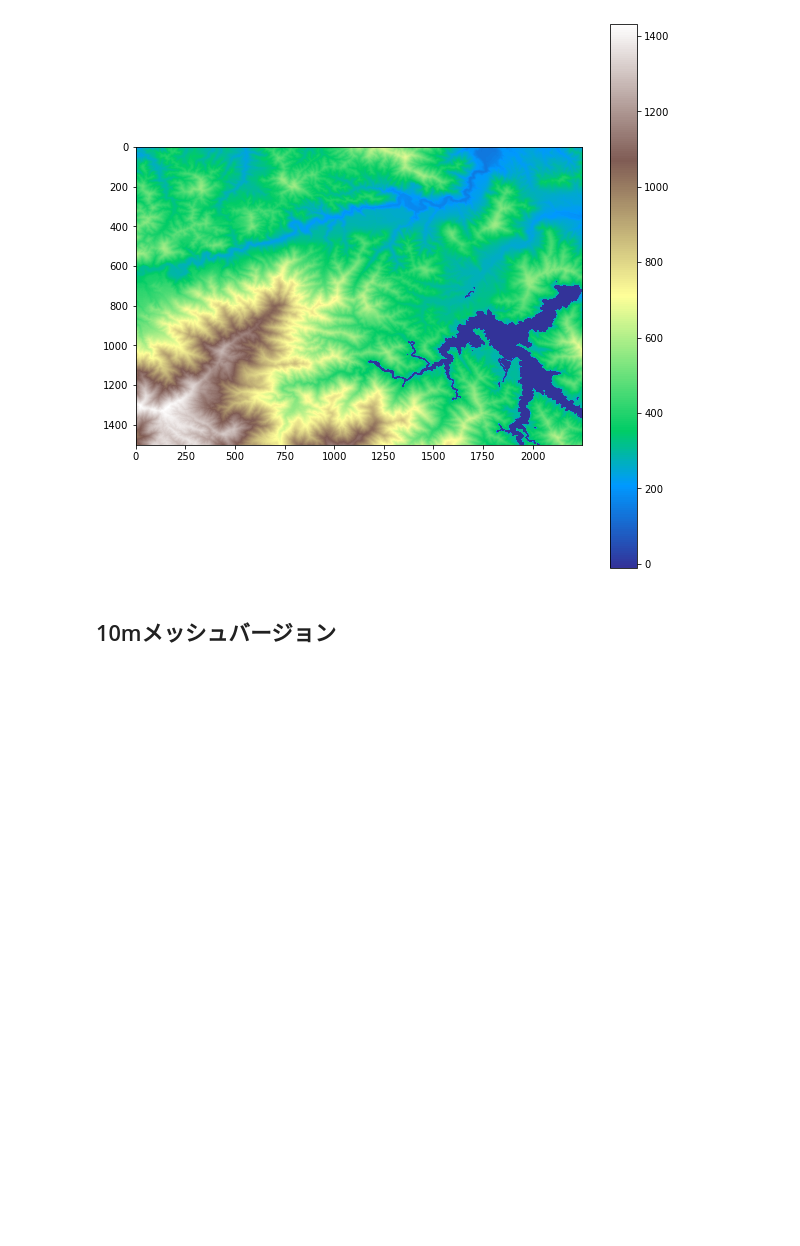
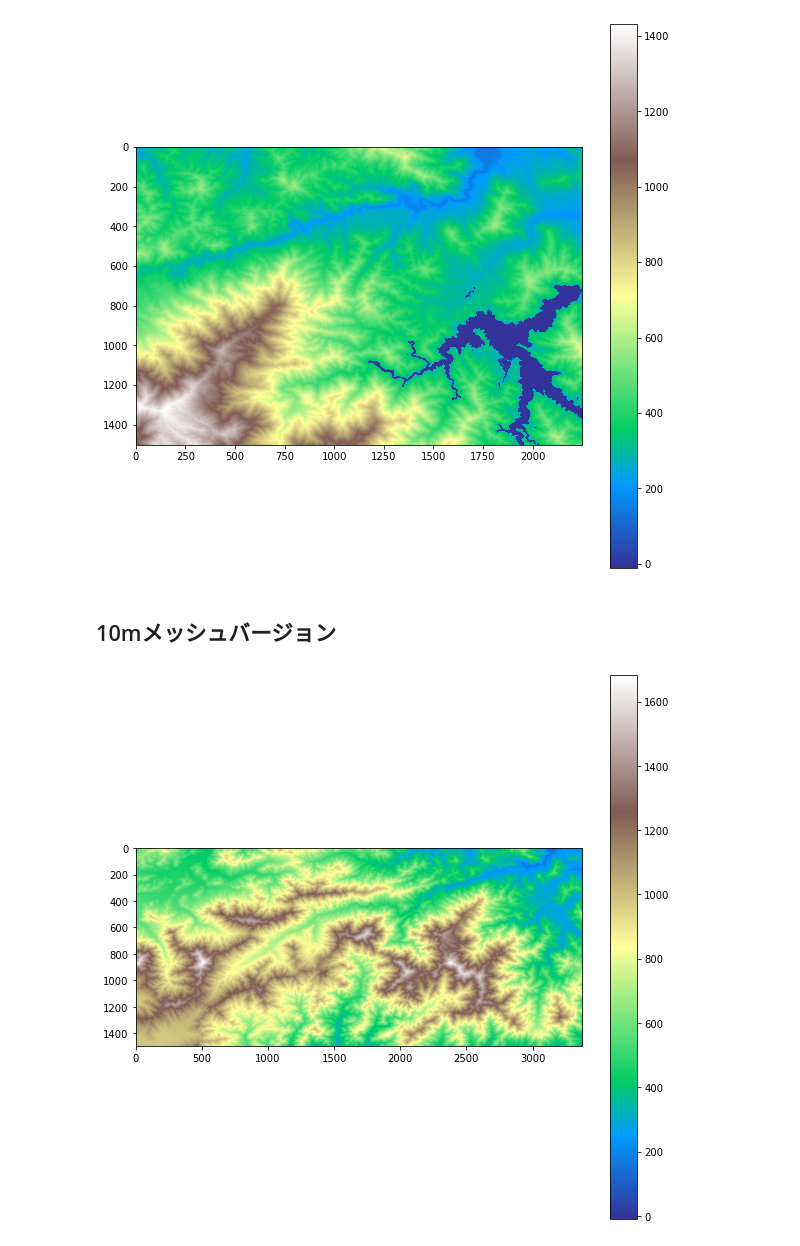
Before and after one commit to bokutachi256/gisday2019, a Jupyter notebook: 1_基盤地図情報の読み込み.ipynb, the cells around one changed output. Saved outputs shown, nothing was run; the diff lists cells and outputs as text; code cells hidden in the pictures; blank space fills up the shorter version.

```diff
--- a/1_基盤地図情報の読み込み.ipynb
+++ b/1_基盤地図情報の読み込み.ipynb
@@ -108,5 +111,3 @@ base_dir = "/content/drive/My Drive/gisday2019/"
-# %%
-base_dir = "./"
 # %% [markdown]
 # 基盤地図情報XMLファイルについて
 # %% [markdown]
@@ -656,12 +657,15 @@ from tqdm import tqdm
 import time
 from osgeo import gdal, gdalconst, gdal_array, osr
 
-# Google ColaboratoryとGoogle Driveを使う場合は以下をインポート
-#from google.colab import drive
+# Google ColaboratoryとGoogle Driveを使う場合は以下をインポートし，
+# drive.mountを実行する．
+# さらに作業用ディレクトリを指定する．
+from google.colab import drive
+drive.mount('/content/drive')
+base_dir = "/content/drive/My Drive/5mDEM/"
 
-# Google Driveをマウントする場合は以下を有効にする
-#drive.mount('/content/drive')
-base_dir = "./5mDEM/"
+# ローカルで実行する場合は作業用ディレクトリの設定のみ必要
+#base_dir = "./5mDEM/"
 
 ns = {'default': 'http://fgd.gsi.go.jp/spec/2008/FGD_GMLSchema',
   'xlink': 'http://www.w3.org/1999/xlink',
@@ -725,7 +729,6 @@ for infile in tqdm(infiles):
   df['lon'] = ULX + df['x4'] * Xsize
   df['lat'] = ULY - df['y4'] * Ysize
 
-#  dfall = dfall.append(df)
   dfall = pd.concat([dfall, df])
 
 # データがない部分用のダミーデータを作る
@@ -740,7 +743,6 @@ d2['y'] = list(range(min(dfall['y']), max(dfall['y'])))
 d2['z'] = -9999
 
 # ダミーデータを標高の入っているデータフレームに結合する
-#dfall = dfall.append(d1).append(d2)
 dfall = pd.concat([dfall, d1, d2])
 
 # 縦持ちデータを横持ちにピボットする
@@ -797,18 +799,23 @@ import io
 from tqdm import tqdm
 import time
 from osgeo import gdal, gdalconst, gdal_array, osr
-#from google.colab import drive
 
-#drive.mount('/content/drive')
-#base_dir = "/content/drive/My Drive/gisday2019/"
-base_dir = "./10mDEM/"
+
+# Google ColaboratoryとGoogle Driveを使う場合は以下をインポートし，
+# drive.mountを実行する．
+# さらに作業用ディレクトリを指定する．
+from google.colab import drive
+drive.mount('/content/drive')
+base_dir = "/content/drive/My Drive/10mDEM/"
+
+# ローカルで実行する場合は作業用ディレクトリの設定のみ必要
+#base_dir = "./10mDEM/"
 
 ns = {'default': 'http://fgd.gsi.go.jp/spec/2008/FGD_GMLSchema',
   'xlink': 'http://www.w3.org/1999/xlink',
   'xsi': 'http://www.w3.org/2001/XMLSchema-instance',
   'gml': 'http://www.opengis.net/gml/3.2'}
 
-#infiles = glob.glob(base_dir + '/GSI-DEM/*.xml')
 infiles = glob.glob(base_dir + '/*.xml')
 
 dfall = pd.DataFrame()
@@ -869,7 +876,6 @@ for infile in tqdm(infiles):
   df['lon'] = ULX + df['x4'] * Xsize
   df['lat'] = ULY - df['y4'] * Ysize
 
-  #dfall = dfall.append(df)
   dfall = pd.concat([dfall, df])
   # データがない部分用のダミーデータを作る
   d1 = pd.DataFrame()
@@ -883,7 +889,6 @@ for infile in tqdm(infiles):
   d2['z'] = -9999
 
   # ダミーデータを標高の入っているデータフレームに結合する
-  #dfall = dfall.append(d1).append(d2)
   dfall = pd.concat([dfall, d1, d2])
 
 # 縦持ちデータを横持ちにピボットする
@@ -898,30 +903,32 @@ demp = dem.values.astype(np.float32)
 plt.figure(figsize = (10, 10))
 im = plt.imshow(demp, cmap = "terrain",vmin = -10)
 plt.colorbar(im)
 plt.show()
 
 # GeoTiff書き出しのためのアフィンパラメータの設定（北西端の座標，メッシュサイズなど）
 trans = [min(dfall['lon']), Xsize, 0, max(dfall['lat']), 0, -Ysize]
 
 # 座標系の設定（EPSG:4612，JGD2000の緯度経度座標系）
 srs = osr.SpatialReference()
 srs.ImportFromEPSG(4612)
 
 # GeoTiff書き出しのための準備，オブジェクトの生成と初期化
 driver = gdal.GetDriverByName('GTiff')
 output = driver.Create(base_dir + 'output_dem_JGD2011_latlon_10m.tif', demp.shape[1], demp.shape[0], 1, gdal.GDT_Float32)
 output.GetRasterBand(1).WriteArray(demp)
 output.GetRasterBand(1).SetNoDataValue(-9999)
 output.SetGeoTransform(trans)
 output.SetProjection(srs.ExportToWkt())
 
 # GeoTiffに書き出して終了
 output.FlushCache()
 output = None
 
 # DEMをEPSG:6677（JGD2011第9系）に投影変換して保存する
 opt = gdal.WarpOptions(dstSRS = 'EPSG:6677', srcNodata = -9999, dstNodata = -9999, outputType=gdal.GDT_Float32, xRes = 10.0, yRes = 10.0, targetAlignedPixels = 'true', resampleAlg = 'bilinear')
 
 demnew = gdal.Warp(base_dir + 'output_dem_reprojected_10m.tif', base_dir + 'output_dem_JGD2011_latlon_10m.tif', options = opt)
 demnew.FlushCache()
 denew = None
+# %% [output]
+[figure, added]
```
Also changed, not shown: parts of 4 cells of this notebook.
